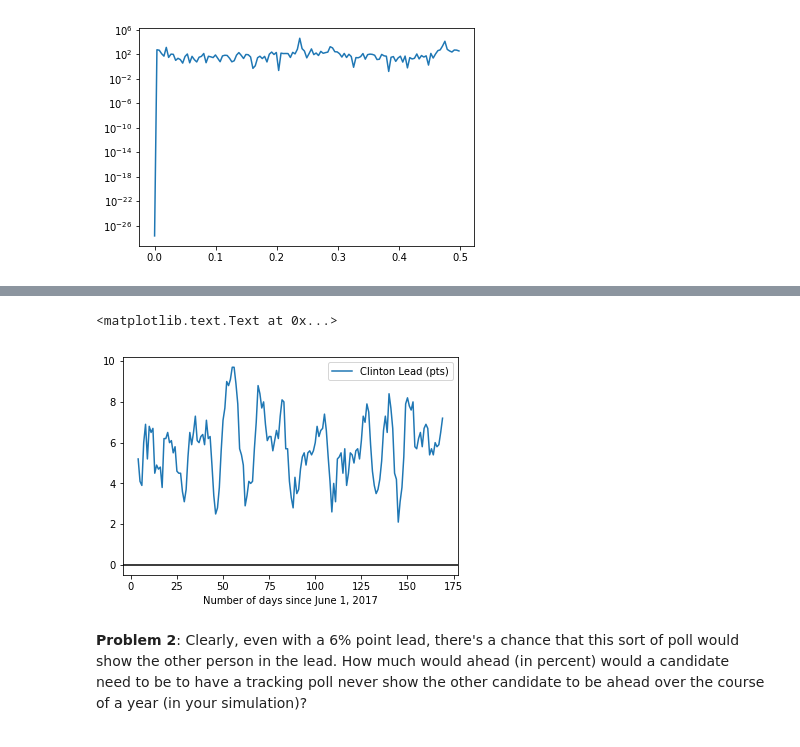
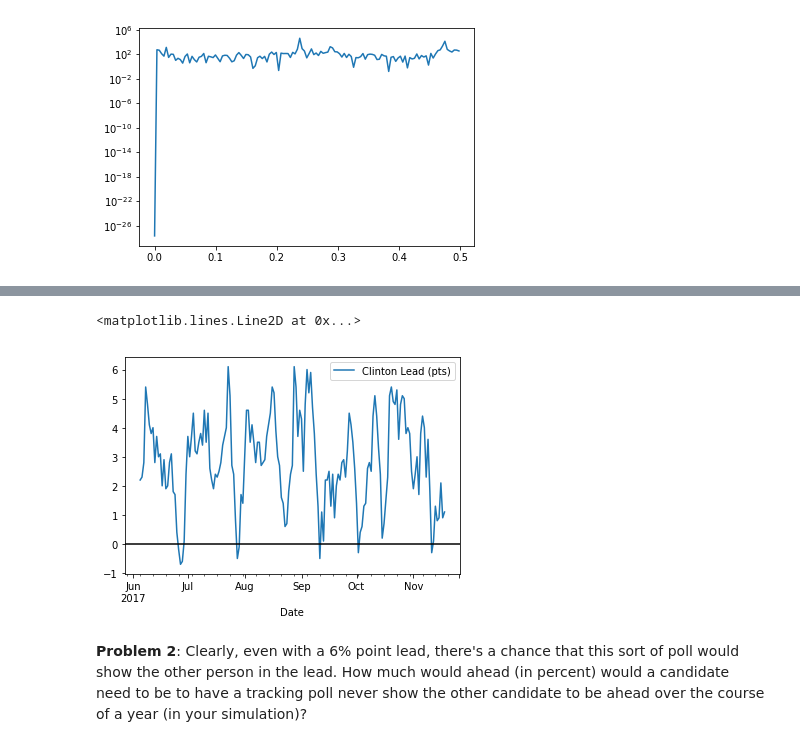
Before and after one commit to micbru/a250-hw, a Jupyter notebook: hw_1/hw_1_assignment.ipynb, the cells around one changed output, grey strips where cells are left out. Drawn from its saved outputs; the diff is of its cells as text; code cells hidden in the pictures.

```diff
--- a/hw_1/hw_1_assignment.ipynb
+++ b/hw_1/hw_1_assignment.ipynb
@@ -490,19 +490,21 @@ nd = 5
 # Total amount of time to run
 end_date = datetime.date(2017,11,18)
 start_date = datetime.date(2017,6,1)
-ntot = (end_date-start_date).days
+ntot = (end_date-start_date).days+1
+times = pd.date_range('2017-06-01', '2017-11-18')
 # Make dataset:
-vote_data = rng.binomial(ns,0.5+lead,ntot)
+# Note lead over two!
+vote_data = rng.binomial(ns,0.5+lead/2,ntot)
 # %%
-df = pd.DataFrame({'Clinton Lead (pts)': vote_data})
-window_data = df.rolling(nd).sum()
+df = pd.DataFrame({'Date': times,'Number of votes': vote_data})
+window_data = df['Number of votes'].rolling(nd).sum()
 # Turn the window data into lead:
 window_data = window_data/(ns*nd)*100-50
-window_data.plot()
+df['Clinton Lead (pts)'] = window_data
+df.plot(x='Date', y='Clinton Lead (pts)')
 plt.axhline(y=0., color='k', linestyle='-')
-plt.xlabel("Number of days since June 1, 2017")
 # %% [output]
-<matplotlib.text.Text at 0x...>
+<matplotlib.lines.Line2D at 0x...>
-[figure, old version]
+[figure, new version]
 # %% [markdown]
 **Problem 2**: Clearly, even with a 6% point lead, there's a chance that this sort of poll would show the other person in the lead. How much would ahead (in percent) would a candidate need to be to have a tracking poll never show the other candidate to be ahead over the course of a year (in your simulation)?
```
Also changed, not shown: parts of 4 cells of this notebook.
